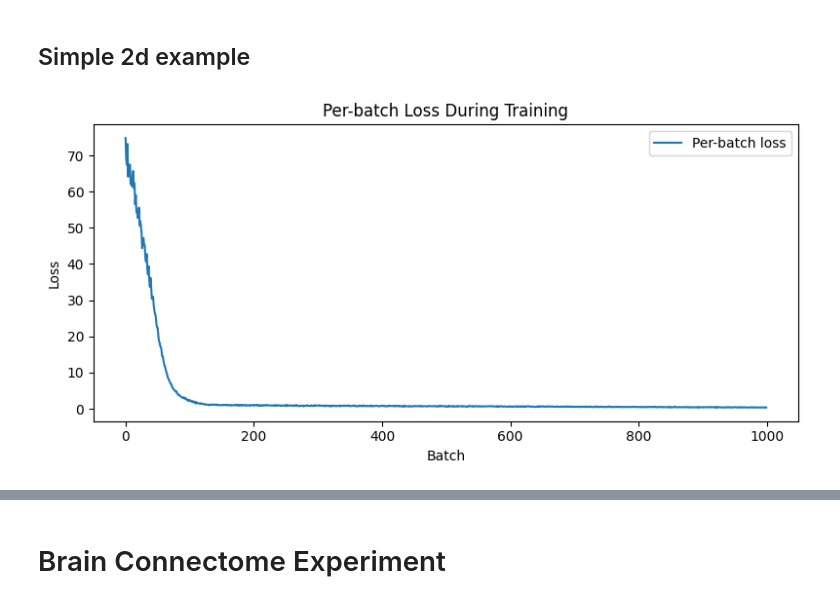
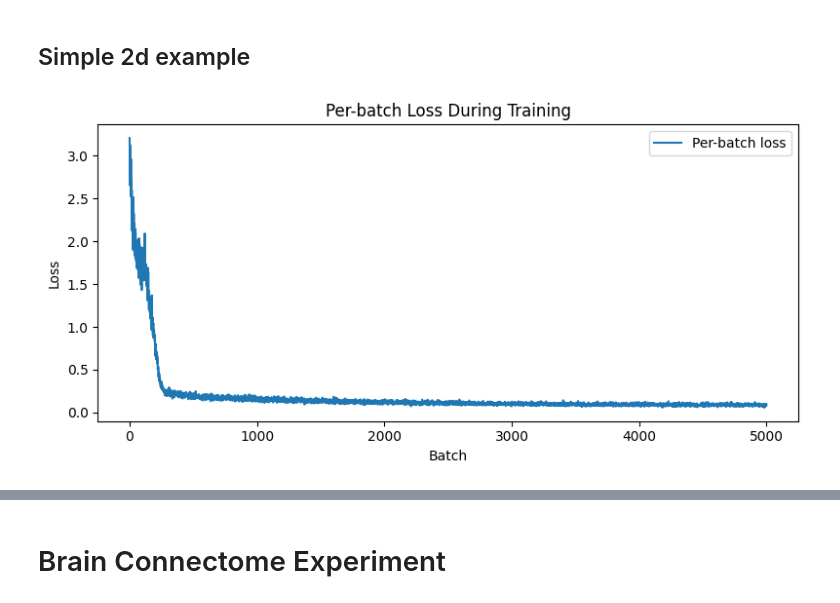
Before and after one commit to KacperWyrwal/topological-flow-matching, a Jupyter notebook: brain_fmri_experiment-flow_matching.ipynb, the cells around one changed output, grey strips where cells are left out. Drawn from its saved outputs; the diff is of its cells as text; code cells hidden in the pictures.

```diff
--- a/brain_fmri_experiment-flow_matching.ipynb
+++ b/brain_fmri_experiment-flow_matching.ipynb
@@ -2025,24 +2183,21 @@ def train(
     sde: SDE,
     ot_solver: OTSolver,
     model: torch.nn.Module,
-    x0: torch.Tensor,
-    x1: torch.Tensor,
+    dataset: MatchingDataset,
     *,
     num_epochs: int = 100,
     batch_size: int = 64,
-    num_samples_per_epoch: int = 1024,
+    num_batches: int = 4,
     optimizer: torch.optim.Optimizer | str = "adamw",
     lr: float = 0.001,
-    time_sampler: TimeSampler | None = None,
+    batchwise_ot: bool = False, # TODO Maybe move data_loader outside the method
 ) -> list[float]:
     """
     Trains a model to match the two distributions x0 and x1.
     TODO Maybe move OT solver to be an argument.
     """
-
-    num_batches_per_epoch = num_samples_per_epoch // batch_size
-    dataset = MatchingDataset(x0, x1, time_sampler=time_sampler)
-    batch_sampler = OTBatchSampler(dataset, ot_solver, batch_size=batch_size, num_samples=num_samples_per_epoch)
+    # the normal training
+    batch_sampler = OTBatchSampler(dataset, ot_solver, batch_size=batch_size, num_batches=num_batches, batchwise_ot=batchwise_ot)
     data_loader = MatchingDataLoader(dataset, batch_sampler=batch_sampler)
 
     if isinstance(optimizer, str):
@@ -2056,6 +2211,9 @@ def train(
         for _ in pbar:
             epoch_loss = 0.0
             for batch_t, batch_x0, batch_x1 in data_loader:
+                # Transform
+                batch_x0, batch_x1 = sde.transform(batch_x0), sde.transform(batch_x1)
+
                 # sample xt, compute targets and predictions
                 batch_x = sde.marginal_distribution(t=batch_t, x0=batch_x0, x1=batch_x1).sample()
                 ut = bridge_control(sde=sde, t=batch_t, x=batch_x, x1=batch_x1)
@@ -2070,7 +2228,7 @@ def train(
                 epoch_loss += batch_loss
                 optimizer.zero_grad()
                 ema.update()
-            avg_loss = epoch_loss / num_batches_per_epoch
+            avg_loss = epoch_loss / num_batches
             pbar.set_postfix({"avg_loss": f"{avg_loss:.4f}"})
 
     return per_batch_losses
@@ -2087,53 +2266,54 @@ def wasserstein_distance(x0: torch.Tensor, x1: torch.Tensor, *, p: int = 1, blur
 # %%
-delta_mu = torch.tensor([3.0, 0.0])
-
-mu0, sigma0 = torch.zeros(2) + delta_mu, torch.eye(2) * 0.3
-R0 = torch.distributions.MultivariateNormal(loc=mu0, covariance_matrix=sigma0)
-
-r = 3.0
-mu11, sigma11 = torch.tensor([0.0, 2.0]) * r + delta_mu, torch.eye(2) * 0.1
-mu12, sigma12 = torch.tensor([-1.5, -1.0]) * r + delta_mu, torch.eye(2) * 0.1
-mu13, sigma13 = torch.tensor([1.5, -1.0]) * r + delta_mu, torch.eye(2) * 0.1
-component_distribution = torch.distributions.MultivariateNormal(
-    loc=torch.stack([mu11, mu12, mu13], dim=0),
-    covariance_matrix=torch.stack([sigma11, sigma12, sigma13], dim=0)
-)
-mixture_distribution = torch.distributions.Categorical(probs=torch.tensor([1/3, 1/3, 1/3]))
-R1 = torch.distributions.MixtureSameFamily(
-    mixture_distribution=mixture_distribution,
-    component_distribution=component_distribution
-)
-
-n_samples = 1000
-x0 = R0.sample((n_samples,))
-x1 = R1.sample((n_samples,))
-
 sigma = 0.0
 c = 2.0
 
+A = torch.tensor([
+    [0.0, 1.0],
+    [1.0, 0.0],
+])
+D = torch.diag_embed(
+    torch.sum(A, dim=-1),
+)
+L = D - A
 
-L = torch.eye(2)
 sde = HeatBMTSDE(L=L, c=c, sigma=sigma)
+
 # ot_solver = EntropicOTSolver(sde=sde, normalize_variance=True)
 ot_solver = OTSolver(sde=sde, epsilon=0.0)
-time_sampler = DiscreteTimeSampler(timesteps=UniformTimesteps(n=100))
+# time_sampler = BetaTimeSampler()
+time_sampler = DiscreteTimeSampler(timesteps=UniformTimesteps(n=1000))
+x0_distribution = Moons()
+x1_distribution = EightGaussians()
 # time_sampler = UniformTimeSampler()
+dataset = MatchingDistributionDataset(
+    x1_distribution,
+    x0_distribution,
+    time_sampler=time_sampler,
+)
 
 model = ResidualNN(data_dim=2)
-# model = GCN(L)
 
-per_batch_losses = train(sde, ot_solver, model, x0, x1, num_epochs=1000, batch_size=1024, num_samples_per_epoch=1024, lr=0.0001, time_sampler=time_sampler)
+
+batch_size = 512
+num_batches = 20
+num_epochs = 5000 // num_batches
+
+per_batch_losses = train(
+    sde, ot_solver, model, dataset,
+    num_epochs=num_epochs, batch_size=batch_size, num_batches=num_batches,
+    lr=0.0001
+)
 
 
 # Plot per-batch loss after training
 plt.figure(figsize=(8, 4))
 plt.plot(per_batch_losses, label="Per-batch loss")
 plt.xlabel("Batch")
 plt.ylabel("Loss")
 plt.title("Per-batch Loss During Training")
 plt.legend()
 plt.tight_layout()
 plt.show()
 # %% [output]
-[figure, old version]
+[figure, new version]
 # %%
```
Also changed, not shown: parts of 11 cells of this notebook.
